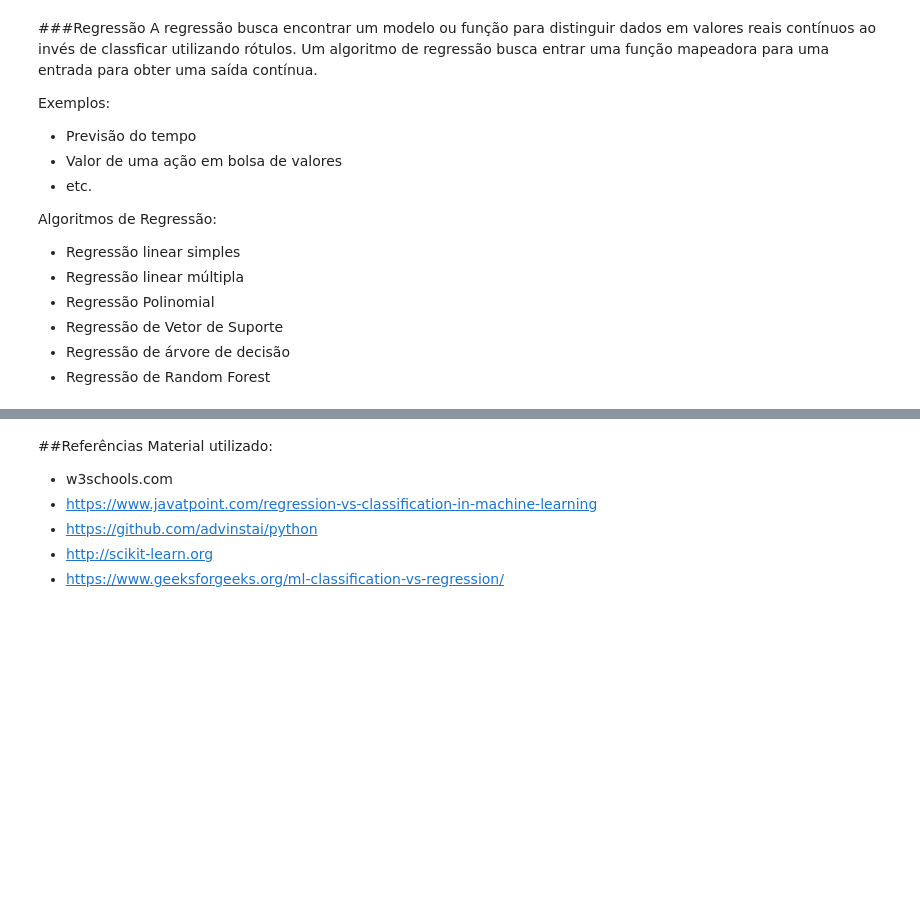
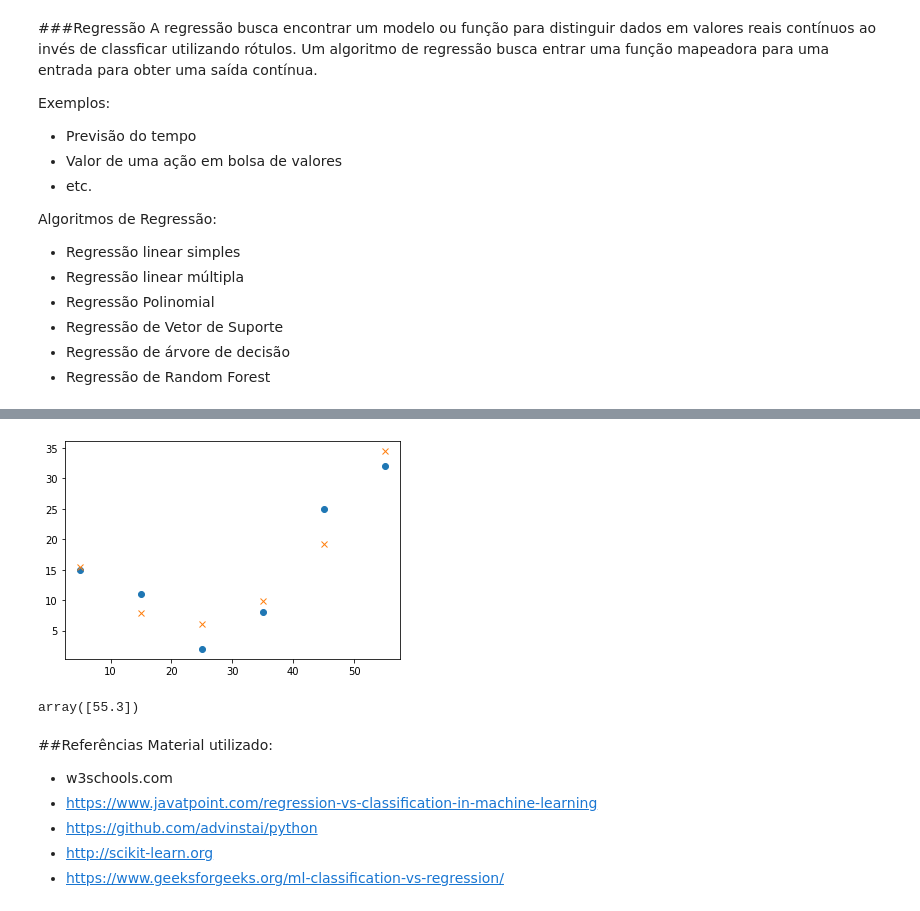
Before and after one commit to fernandonakagawa/ADS_5P_TE_Python_DS, a Jupyter notebook: Python_para_Data_Science_ADS_5P_TE.ipynb, the cells around one changed output, grey strips where cells are left out. Cells and saved outputs as stored; diff of their text form; code cells hidden in the pictures; blank space fills up the shorter version.

```diff
--- a/Python_para_Data_Science_ADS_5P_TE.ipynb
+++ b/Python_para_Data_Science_ADS_5P_TE.ipynb
@@ -2139,0 +2255,11 @@ Algoritmos de Regressão:
+# %%
+plt.plot(x, y, 'o')
+plt.plot(x,y_pred, 'x')
+plt.show()
+# %% [output]
+[figure, added]
+# %%
+y_pred = model.predict([[65, 4225]])
+y_pred
+# %% [output]
+array([55.3])
```
Also changed, not shown: parts of 20 cells of this notebook.
